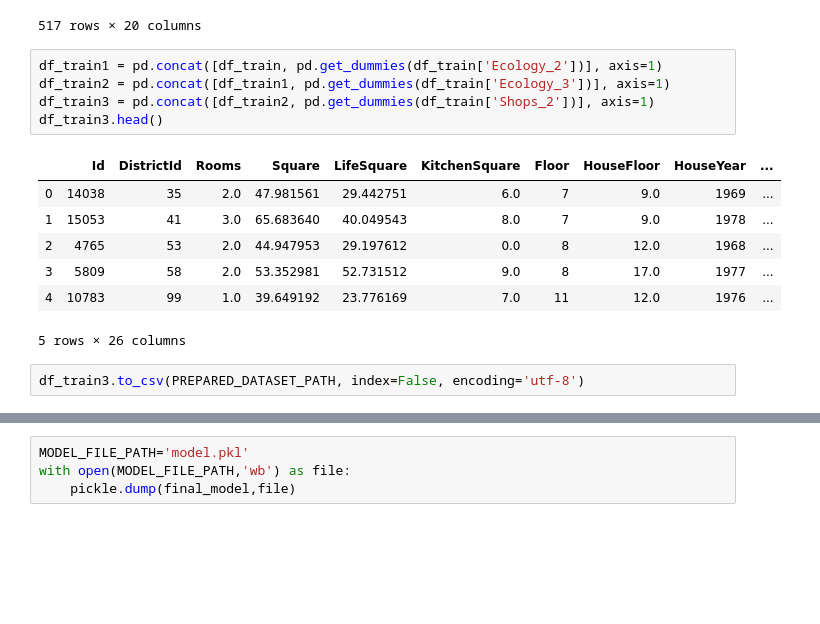
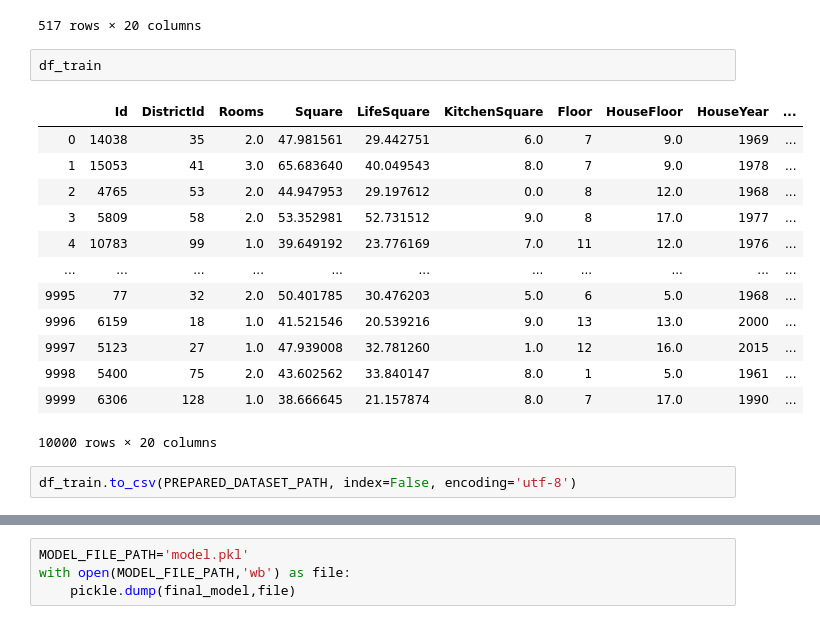
Before and after one commit to artorm/-Data-Science-Numpy-Matplotlib-Scikit-learn-, a Jupyter notebook: BelychevAD_solution.ipynb, the cells around one changed output, grey strips where cells are left out. Drawn from its saved outputs; the diff is of its cells as text; blank space fills up the shorter version.

```diff
--- a/BelychevAD_solution.ipynb
+++ b/BelychevAD_solution.ipynb
@@ -279,19 +281,22 @@ df_train[(df_train['LifeSquare']<low_border)|(df_train['LifeSquare']>high_border
 | 9910 | 16568 | 27 | 4.0 | 200.334539 | 201.627361 | 25.0 | 1 | 2.0 | 2013 | ... |
 | 9918 | 14904 | 34 | 4.0 | 104.049130 | 99.788387 | 10.0 | 8 | 25.0 | 2018 | ... |
 517 rows × 20 columns
-# %%
-df_train1 = pd.concat([df_train, pd.get_dummies(df_train['Ecology_2'])], axis=1)
-df_train2 = pd.concat([df_train1, pd.get_dummies(df_train['Ecology_3'])], axis=1)
-df_train3 = pd.concat([df_train2, pd.get_dummies(df_train['Shops_2'])], axis=1)
-df_train3.head()
-# %% [output]
-|  | Id | DistrictId | Rooms | Square | LifeSquare | KitchenSquare | Floor | HouseFloor | HouseYear | ... |
-| 0 | 14038 | 35 | 2.0 | 47.981561 | 29.442751 | 6.0 | 7 | 9.0 | 1969 | ... |
-| 1 | 15053 | 41 | 3.0 | 65.683640 | 40.049543 | 8.0 | 7 | 9.0 | 1978 | ... |
-| 2 | 4765 | 53 | 2.0 | 44.947953 | 29.197612 | 0.0 | 8 | 12.0 | 1968 | ... |
-| 3 | 5809 | 58 | 2.0 | 53.352981 | 52.731512 | 9.0 | 8 | 17.0 | 1977 | ... |
-| 4 | 10783 | 99 | 1.0 | 39.649192 | 23.776169 | 7.0 | 11 | 12.0 | 1976 | ... |
-5 rows × 26 columns
+# %%
+df_train
+# %% [output]
+|  | Id | DistrictId | Rooms | Square | LifeSquare | KitchenSquare | Floor | HouseFloor | HouseYear | ... |
+| 0 | 14038 | 35 | 2.0 | 47.981561 | 29.442751 | 6.0 | 7 | 9.0 | 1969 | ... |
+| 1 | 15053 | 41 | 3.0 | 65.683640 | 40.049543 | 8.0 | 7 | 9.0 | 1978 | ... |
+| 2 | 4765 | 53 | 2.0 | 44.947953 | 29.197612 | 0.0 | 8 | 12.0 | 1968 | ... |
+| 3 | 5809 | 58 | 2.0 | 53.352981 | 52.731512 | 9.0 | 8 | 17.0 | 1977 | ... |
+| 4 | 10783 | 99 | 1.0 | 39.649192 | 23.776169 | 7.0 | 11 | 12.0 | 1976 | ... |
+| ... | ... | ... | ... | ... | ... | ... | ... | ... | ... | ... |
+| 9995 | 77 | 32 | 2.0 | 50.401785 | 30.476203 | 5.0 | 6 | 5.0 | 1968 | ... |
+| 9996 | 6159 | 18 | 1.0 | 41.521546 | 20.539216 | 9.0 | 13 | 13.0 | 2000 | ... |
+| 9997 | 5123 | 27 | 1.0 | 47.939008 | 32.781260 | 1.0 | 12 | 16.0 | 2015 | ... |
+| 9998 | 5400 | 75 | 2.0 | 43.602562 | 33.840147 | 8.0 | 1 | 5.0 | 1961 | ... |
+| 9999 | 6306 | 128 | 1.0 | 38.666645 | 21.157874 | 8.0 | 7 | 17.0 | 1990 | ... |
+10000 rows × 20 columns
 # %%
-df_train3.to_csv(PREPARED_DATASET_PATH, index=False, encoding='utf-8')
+df_train.to_csv(PREPARED_DATASET_PATH, index=False, encoding='utf-8')
 # %%
```
Also changed, not shown: parts of 36 cells of this notebook.
